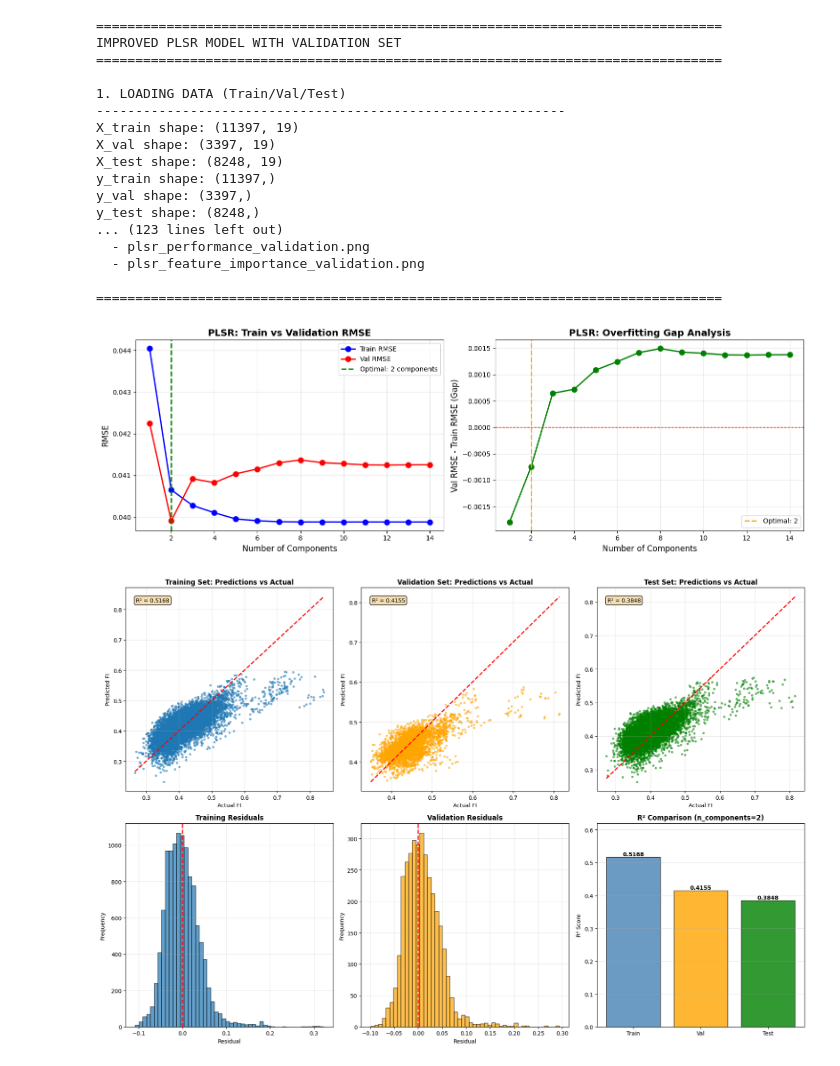
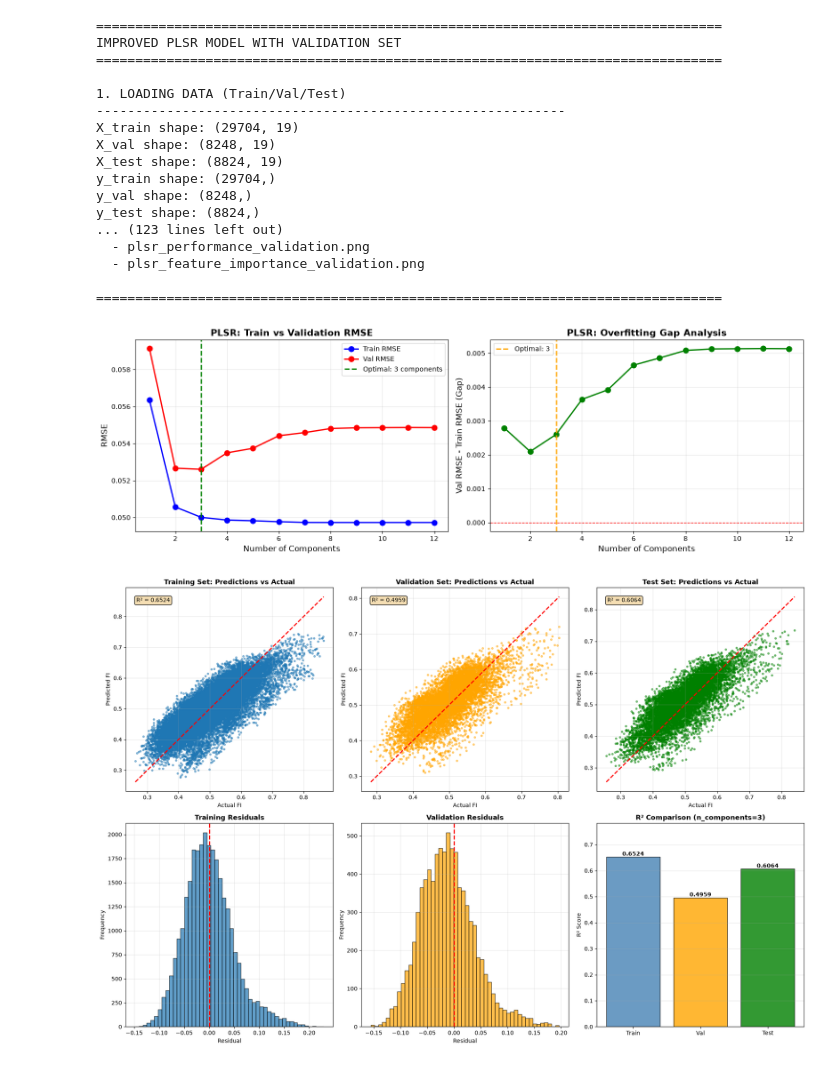
Before and after one commit to sarkar-abhranshu/Capstone_Code, a Jupyter notebook: plsr_1.ipynb, the cells around one changed output. Drawn from its saved outputs; the diff is of its cells as text; code cells hidden in the pictures.

```diff
--- a/plsr_1.ipynb
+++ b/plsr_1.ipynb
@@ -353,12 +353,12 @@ if __name__ == "__main__":
     print("\n1. LOADING DATA (Train/Val/Test)")
     print("-" * 60)
 
-    X_train = pd.read_csv('csv/X_train.csv')
-    X_val = pd.read_csv('csv/X_val.csv')
-    X_test = pd.read_csv('csv/X_test.csv')
-    y_train = pd.read_csv('csv/y_train.csv').iloc[:, 0].values
-    y_val = pd.read_csv('csv/y_val.csv').iloc[:, 0].values
-    y_test = pd.read_csv('csv/y_test.csv').iloc[:, 0].values
+    X_train = pd.read_csv('csv/X_train_clean.csv')
+    X_val = pd.read_csv('csv/X_val_clean.csv')
+    X_test = pd.read_csv('csv/X_test_clean.csv')
+    y_train = pd.read_csv('csv/y_train.csv', header=None).iloc[:, 0].values
+    y_val = pd.read_csv('csv/y_val.csv', header=None).iloc[:, 0].values
+    y_test = pd.read_csv('csv/y_test.csv', header=None).iloc[:, 0].values
 
     print(f"X_train shape: {X_train.shape}")
     print(f"X_val shape: {X_val.shape}")
@@ -371,9 +371,7 @@ if __name__ == "__main__":
     features_to_use = [
         'Rain_log', 'Temp', 'LST',
         'green_fraction_boxcox',
-        'BulkDensity',
-        'Elevation', 'Slope_log',
-        'AOD_log', 'NO2_log', 'SO2',
+        'BulkDensity', 'Slope_log', 'NO2_log', 'SO2_log',
         'Month_Sin', 'Month_Cos',
         'longitude', 'latitude'
     ]
@@ -427,38 +425,39 @@ if __name__ == "__main__":
 
     # Summary
     print("\n" + "="*80)
     print("✅ IMPROVED PLSR MODEL COMPLETE")
     print("="*80)
     print(f"\n📊 FINAL RESULTS:")
     print(f"  Optimal Components: {optimal_n}")
     print(f"  Train R²: {metrics['train_r2']:.4f}")
     print(f"  Val R²:   {metrics['val_r2']:.4f}")
     print(f"  Test R²:  {metrics['test_r2']:.4f}")
     print(f"  Test RMSE: {metrics['test_rmse']:.4f}")
     print(f"  Test MAE:  {metrics['test_mae']:.4f}")
+    print(f"  Test d:    {metrics['test_d']:.4f}")
     print("\n📁 Files created:")
     print("  - plsr_model_improved.pkl")
     print("  - plsr_component_selection_validation.png")
     print("  - plsr_performance_validation.png")
     print("  - plsr_feature_importance_validation.png")
     print("\n" + "="*80)
 # %% [output]
 ================================================================================
 IMPROVED PLSR MODEL WITH VALIDATION SET
 ================================================================================
 
 1. LOADING DATA (Train/Val/Test)
 ------------------------------------------------------------
-X_train shape: (11397, 19)
-X_val shape: (3397, 19)
-X_test shape: (8248, 19)
-y_train shape: (11397,)
-y_val shape: (3397,)
-y_test shape: (8248,)
+X_train shape: (29704, 19)
+X_val shape: (8248, 19)
+X_test shape: (8824, 19)
+y_train shape: (29704,)
+y_val shape: (8248,)
+y_test shape: (8824,)
 ... (123 lines left out)
   - plsr_performance_validation.png
   - plsr_feature_importance_validation.png
 
 ================================================================================
-[figure, old version]
+[figure, new version]
-[figure, old version]
+[figure, new version]
```
Also changed, not shown: parts of 1 cell of this notebook, 1 other file.
